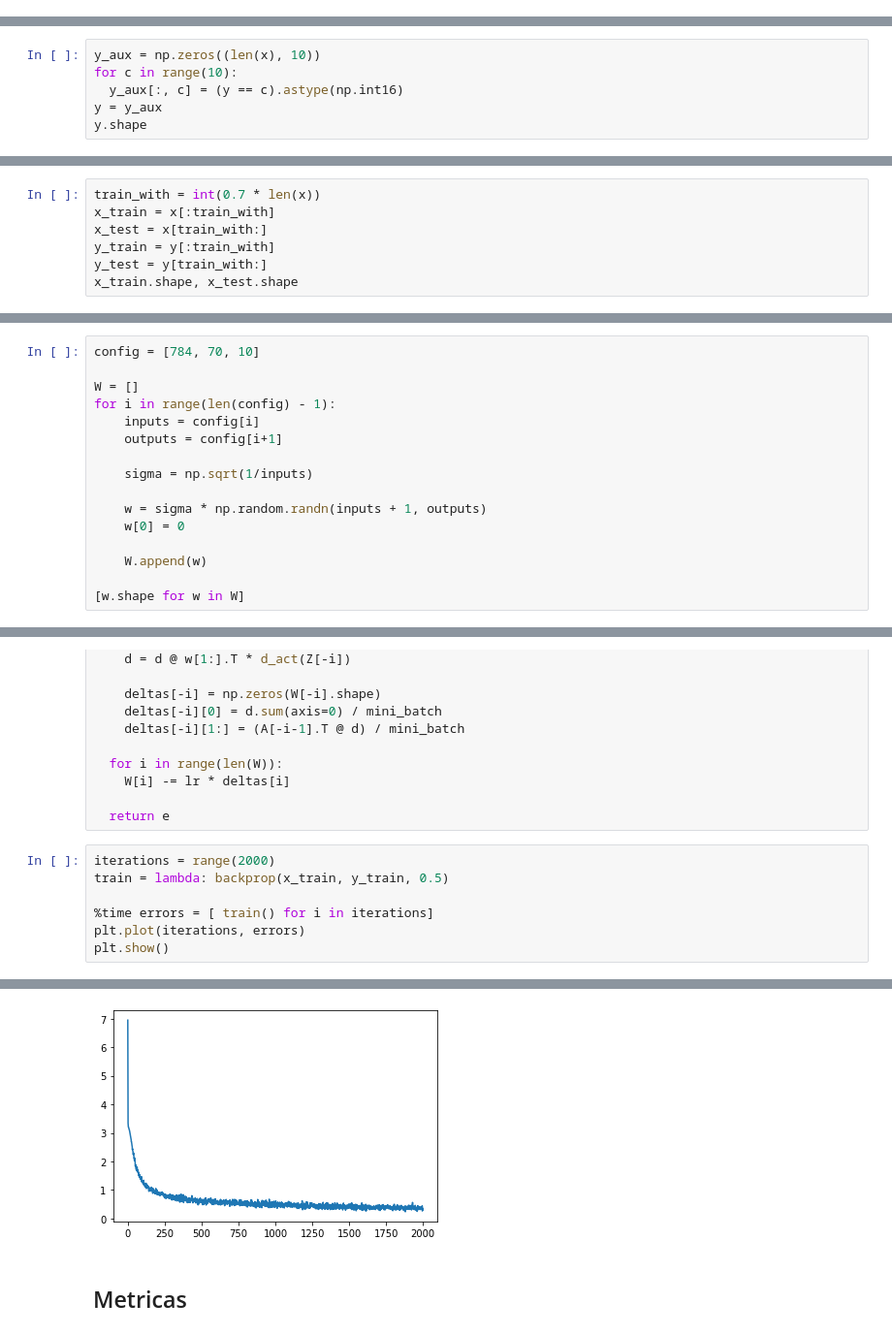
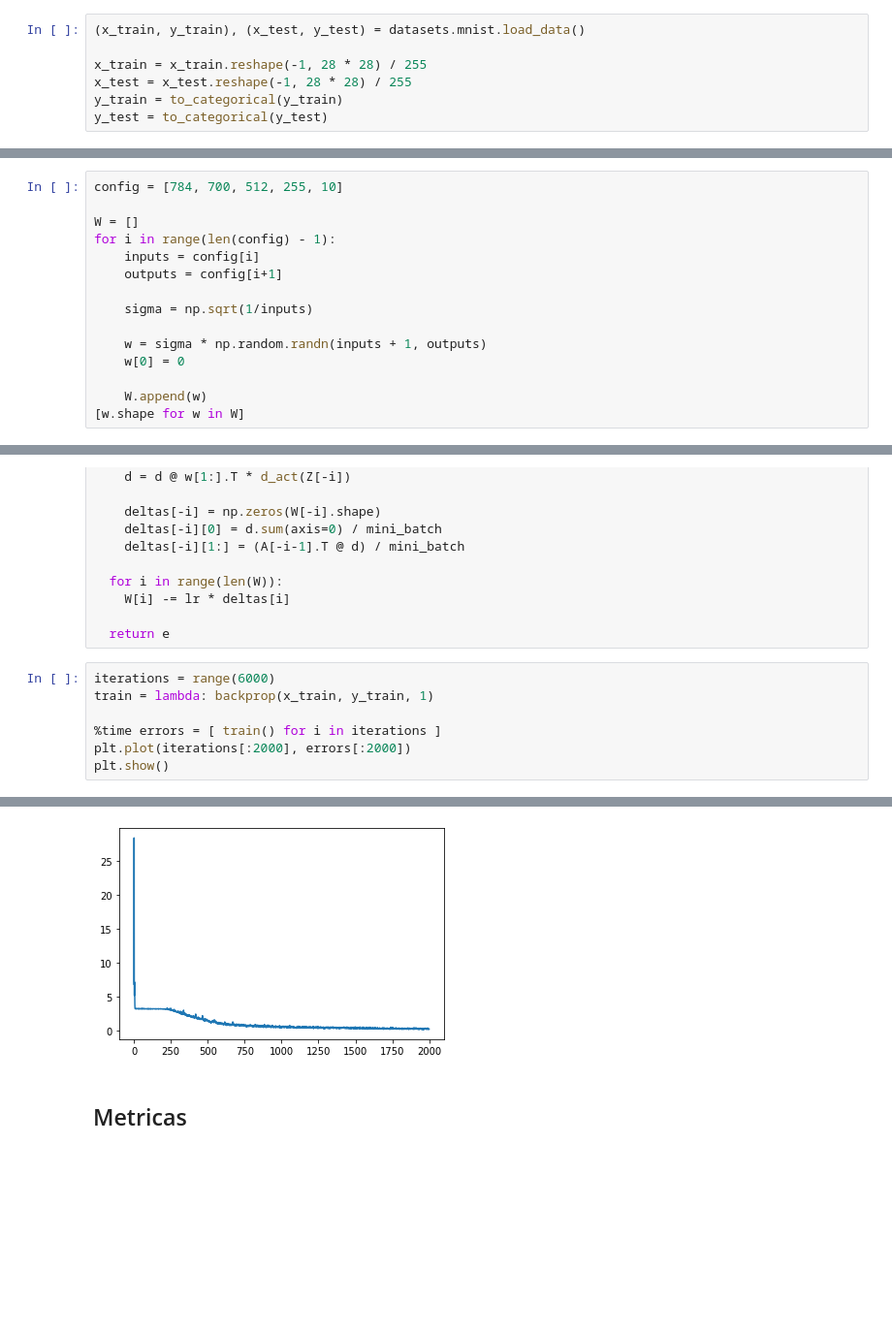
Before and after one commit to juan19932carlos/Notebooks, a Jupyter notebook: ML Coursera/neuralNetworkMINST.ipynb, the cells around one changed output, grey strips where cells are left out. Shown at 97% size. Cells and saved outputs as stored; diff of their text form; blank space fills up the shorter version.

```diff
--- a/ML Coursera/neuralNetworkMINST.ipynb
+++ b/ML Coursera/neuralNetworkMINST.ipynb
@@ -14 +9,8 @@ x.shape
+# %%
+(x_train, y_train), (x_test, y_test) = datasets.mnist.load_data()
+
+x_train = x_train.reshape(-1, 28 * 28) / 255
+x_test = x_test.reshape(-1, 28 * 28) / 255
+y_train = to_categorical(y_train)
+y_test = to_categorical(y_test)
 # %%
@@ -24,6 +23,0 @@ plt.show()
-# %%
-y_aux = np.zeros((len(x), 10))
-for c in range(10):
-  y_aux[:, c] = (y == c).astype(np.int16)
-y = y_aux
-y.shape
@@ -32,7 +23,0 @@ y.shape
-# %%
-train_with = int(0.7 * len(x))
-x_train = x[:train_with]
-x_test = x[train_with:]
-y_train = y[:train_with]
-y_test = y[train_with:]
-x_train.shape, x_test.shape
@@ -48,5 +31,5 @@ $$\begin{aligned}W^{[l]} &\sim \mathcal{N}(\mu=0,\sigma^2 = \frac{1}{n^{[l-1]}})
 # %%
-config = [784, 70, 10]
+config = [784, 700, 512, 255, 10]
 
 W = []
 for i in range(len(config) - 1):
@@ -59,6 +42,5 @@ for i in range(len(config) - 1):
     w[0] = 0
 
     W.append(w)
-
 [w.shape for w in W]
 # %% [output]
@@ -138,10 +126,10 @@ def backprop(_x, _y, lr=1, mini_batch=400):
 
   return e
 # %%
-iterations = range(2000)
-train = lambda: backprop(x_train, y_train, 0.5)
+iterations = range(6000)
+train = lambda: backprop(x_train, y_train, 1)
 
-%time errors = [ train() for i in iterations]
-plt.plot(iterations, errors)
+%time errors = [ train() for i in iterations ]
+plt.plot(iterations[:2000], errors[:2000])
 plt.show()
 # %% [output]
@@ -150,4 +138,4 @@ Wall time: 10.3 s
-[figure, old version]
+[figure, new version]
 # %% [markdown]
 ## Metricas
 # %%
```
Also changed, not shown: parts of 14 cells of this notebook.
